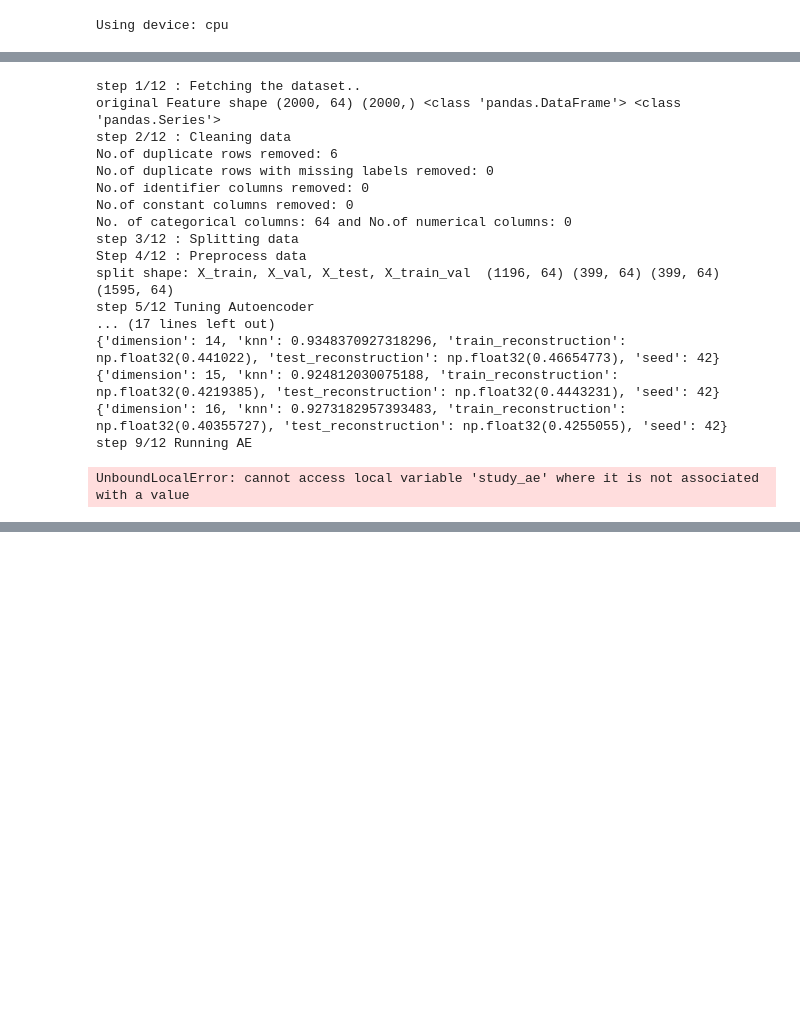
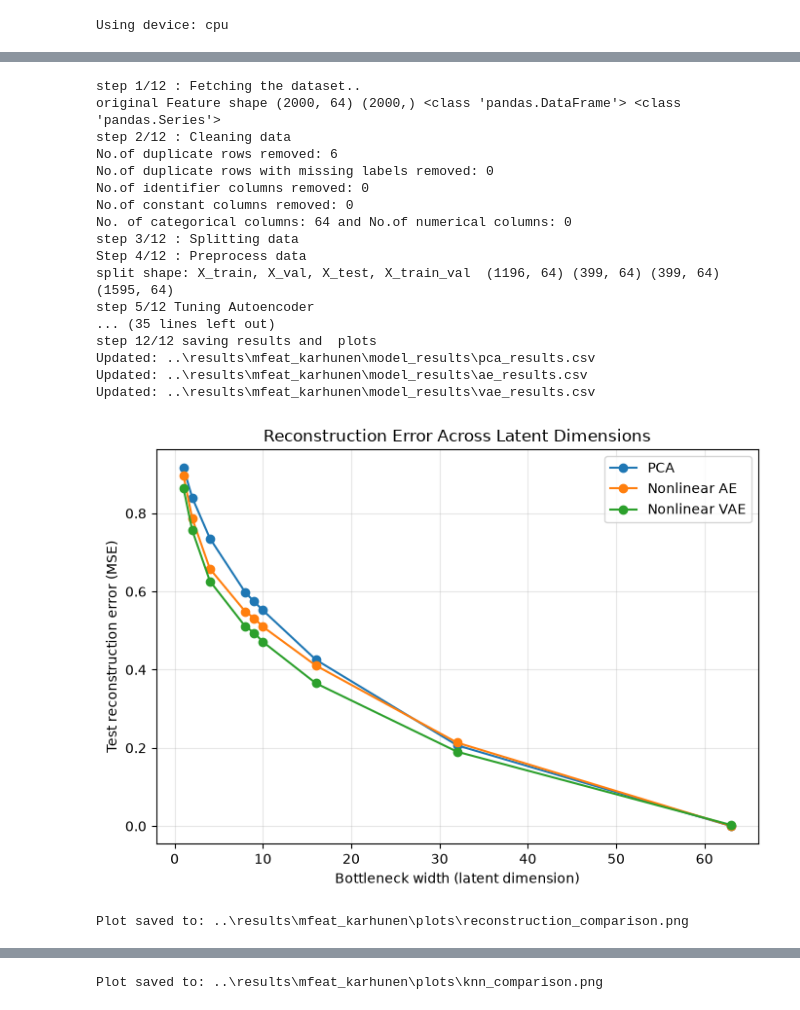
Before and after one commit to likhith00/LatentDimAnalysis, a Jupyter notebook: research/test_tabular_experiment.ipynb, the cells around one changed output, grey strips where cells are left out. Cells and saved outputs as stored; diff of their text form; code cells hidden in the pictures; blank space fills up the shorter version.

```diff
--- a/research/test_tabular_experiment.ipynb
+++ b/research/test_tabular_experiment.ipynb
@@ -29,21 +29,22 @@ Plot saved to: ../results/mfeat_karhunen\knn_comparison.png
 # %%
-execute_tabular(dataset_name="mfeat_karhunen", bottleneck_range= [8,9,10,11,12,13,14,15,16], hpo_latent=31, seeds = [42, 43, 44], plot_path="../results/led_display")
+execute_tabular(dataset_name="mfeat_karhunen", bottleneck_range= [8,9,10], hpo_latent=31, seeds = [42, 43, 44], results_path="../results")
 # %% [output]
 step 1/12 : Fetching the dataset..
 original Feature shape (2000, 64) (2000,) <class 'pandas.DataFrame'> <class 'pandas.Series'>
 step 2/12 : Cleaning data
 No.of duplicate rows removed: 6
 No.of duplicate rows with missing labels removed: 0
 No.of identifier columns removed: 0
 No.of constant columns removed: 0
 No. of categorical columns: 64 and No.of numerical columns: 0
 step 3/12 : Splitting data
 Step 4/12 : Preprocess data
 split shape: X_train, X_val, X_test, X_train_val  (1196, 64) (399, 64) (399, 64) (1595, 64)
 step 5/12 Tuning Autoencoder
-... (17 lines left out)
-{'dimension': 14, 'knn': 0.9348370927318296, 'train_reconstruction': np.float32(0.441022), 'test_reconstruction': np.float32(0.46654773), 'seed': 42}
-{'dimension': 15, 'knn': 0.924812030075188, 'train_reconstruction': np.float32(0.4219385), 'test_reconstruction': np.float32(0.4443231), 'seed': 42}
-{'dimension': 16, 'knn': 0.9273182957393483, 'train_reconstruction': np.float32(0.40355727), 'test_reconstruction': np.float32(0.4255055), 'seed': 42}
-step 9/12 Running AE
+... (35 lines left out)
+step 12/12 saving results and  plots
+Updated: ..\results\mfeat_karhunen\model_results\pca_results.csv
+Updated: ..\results\mfeat_karhunen\model_results\ae_results.csv
+Updated: ..\results\mfeat_karhunen\model_results\vae_results.csv
+[figure, added]
-UnboundLocalError: cannot access local variable 'study_ae' where it is not associated with a value
+Plot saved to: ..\results\mfeat_karhunen\plots\reconstruction_comparison.png
@@ -49,0 +52 @@ UnboundLocalError: cannot access local variable 'study_ae' where it is not assoc
+Plot saved to: ..\results\mfeat_karhunen\plots\knn_comparison.png
```
Also changed, not shown: parts of 4 cells of this notebook, 21 other files.
